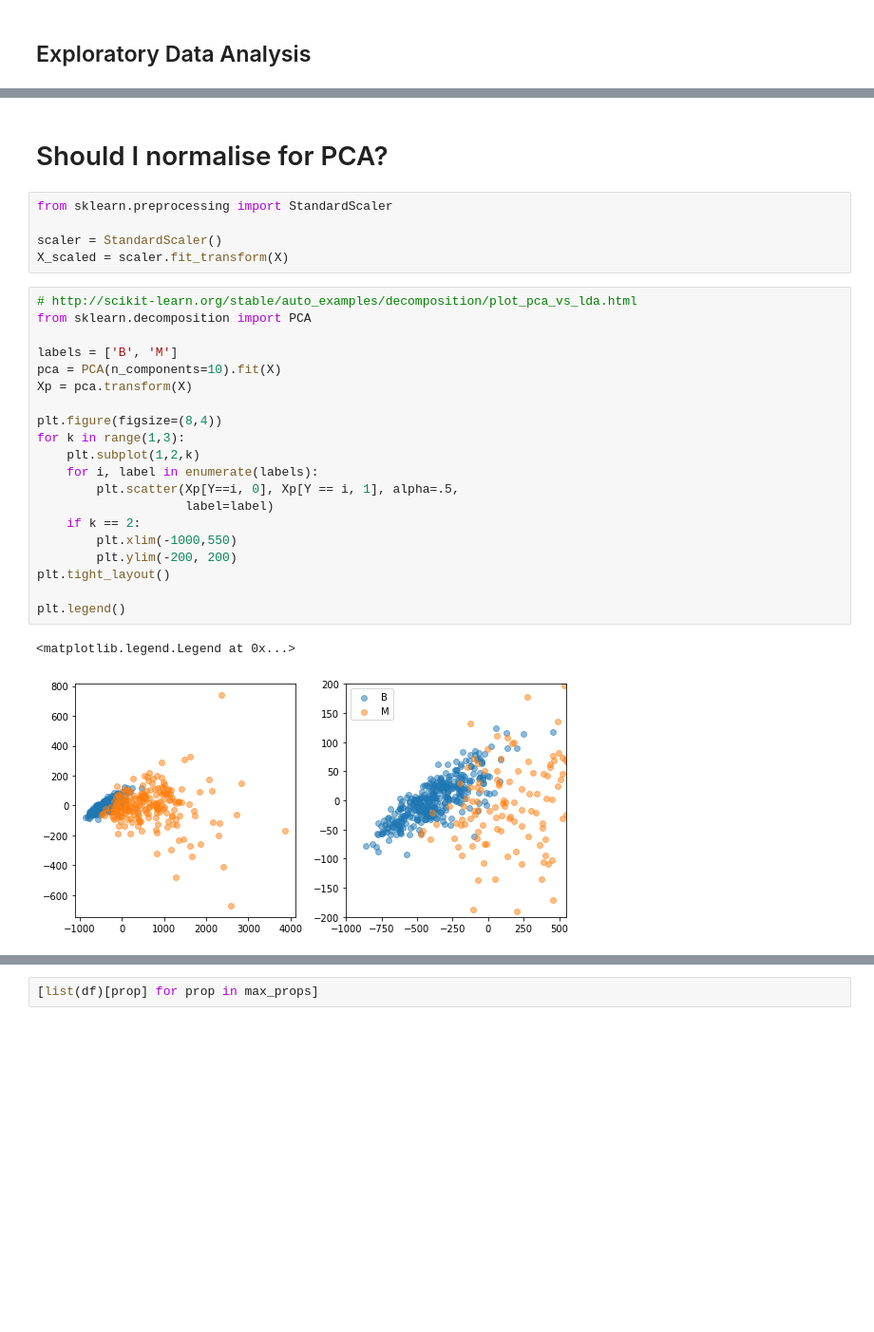
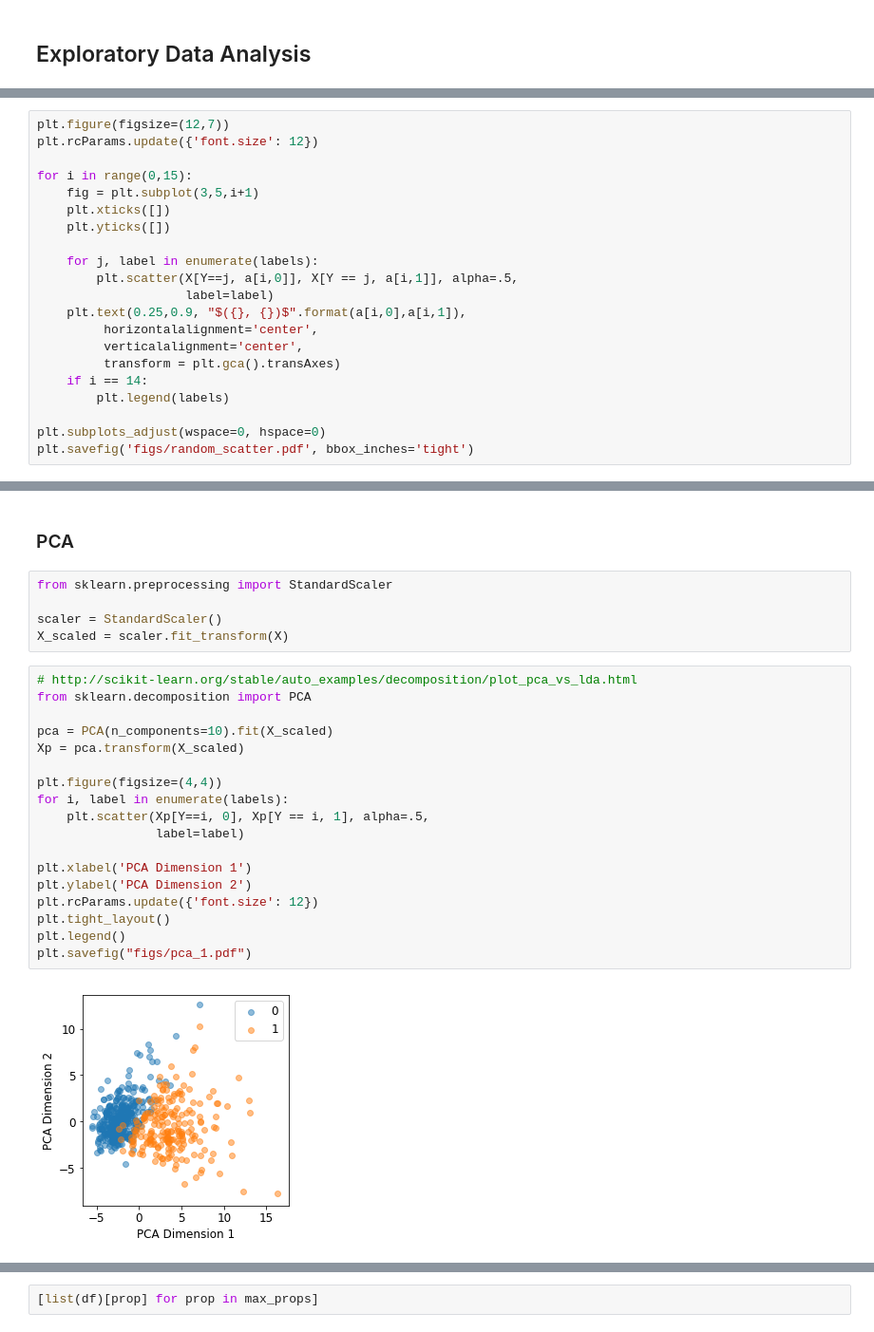
Before and after one commit to ahmadnish/FOML2017, a Jupyter notebook: jannik.ipynb, the cells around one changed output, grey strips where cells are left out. Shown at 95% size. Drawn from its saved outputs; the diff is of its cells as text; blank space fills up the shorter version.

```diff
--- a/jannik.ipynb
+++ b/jannik.ipynb
@@ -74,0 +84,21 @@ X_balanced.shape, Y_balanced.shape
+# %%
+plt.figure(figsize=(12,7))
+plt.rcParams.update({'font.size': 12})
+
+for i in range(0,15):
+    fig = plt.subplot(3,5,i+1)
+    plt.xticks([])
+    plt.yticks([])
+
+    for j, label in enumerate(labels):
+        plt.scatter(X[Y==j, a[i,0]], X[Y == j, a[i,1]], alpha=.5,
+                    label=label)
+    plt.text(0.25,0.9, "$({}, {})$".format(a[i,0],a[i,1]),
+         horizontalalignment='center',
+         verticalalignment='center',
+         transform = plt.gca().transAxes)
+    if i == 14:
+        plt.legend(labels)
+
+plt.subplots_adjust(wspace=0, hspace=0)
+plt.savefig('figs/random_scatter.pdf', bbox_inches='tight')
@@ -75,5 +107,5 @@ X_balanced.shape, Y_balanced.shape
 # %% [markdown]
-# Should I normalise for PCA?
+### PCA
 # %%
 from sklearn.preprocessing import StandardScaler
 
@@ -82,23 +114,20 @@ X_scaled = scaler.fit_transform(X)
 # %%
 # http://scikit-learn.org/stable/auto_examples/decomposition/plot_pca_vs_lda.html
 from sklearn.decomposition import PCA
 
-labels = ['B', 'M']
-pca = PCA(n_components=10).fit(X)
-Xp = pca.transform(X)
+pca = PCA(n_components=10).fit(X_scaled)
+Xp = pca.transform(X_scaled)
 
-plt.figure(figsize=(8,4))
-for k in range(1,3):
-    plt.subplot(1,2,k)
-    for i, label in enumerate(labels):
-        plt.scatter(Xp[Y==i, 0], Xp[Y == i, 1], alpha=.5,
-                    label=label)
-    if k == 2:
-        plt.xlim(-1000,550)
-        plt.ylim(-200, 200)
+plt.figure(figsize=(4,4))
+for i, label in enumerate(labels):
+    plt.scatter(Xp[Y==i, 0], Xp[Y == i, 1], alpha=.5,
+                label=label)
+
+plt.xlabel('PCA Dimension 1')
+plt.ylabel('PCA Dimension 2')
+plt.rcParams.update({'font.size': 12})
 plt.tight_layout()
-
 plt.legend()
+plt.savefig("figs/pca_1.pdf")
 # %% [output]
-<matplotlib.legend.Legend at 0x...>
-[figure, old version]
+[figure, new version]
```
Also changed, not shown: parts of 13 cells of this notebook, 5 other files.
